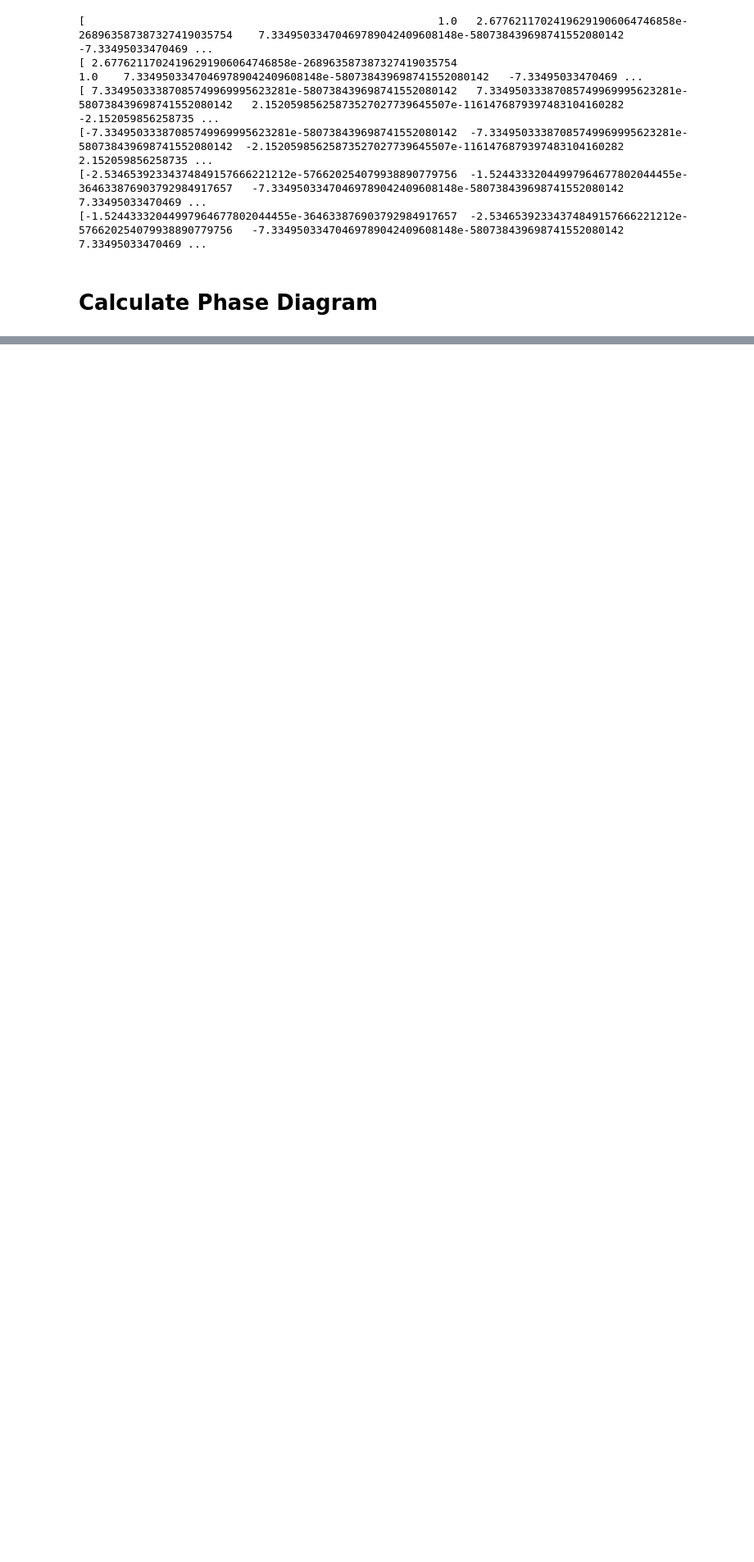
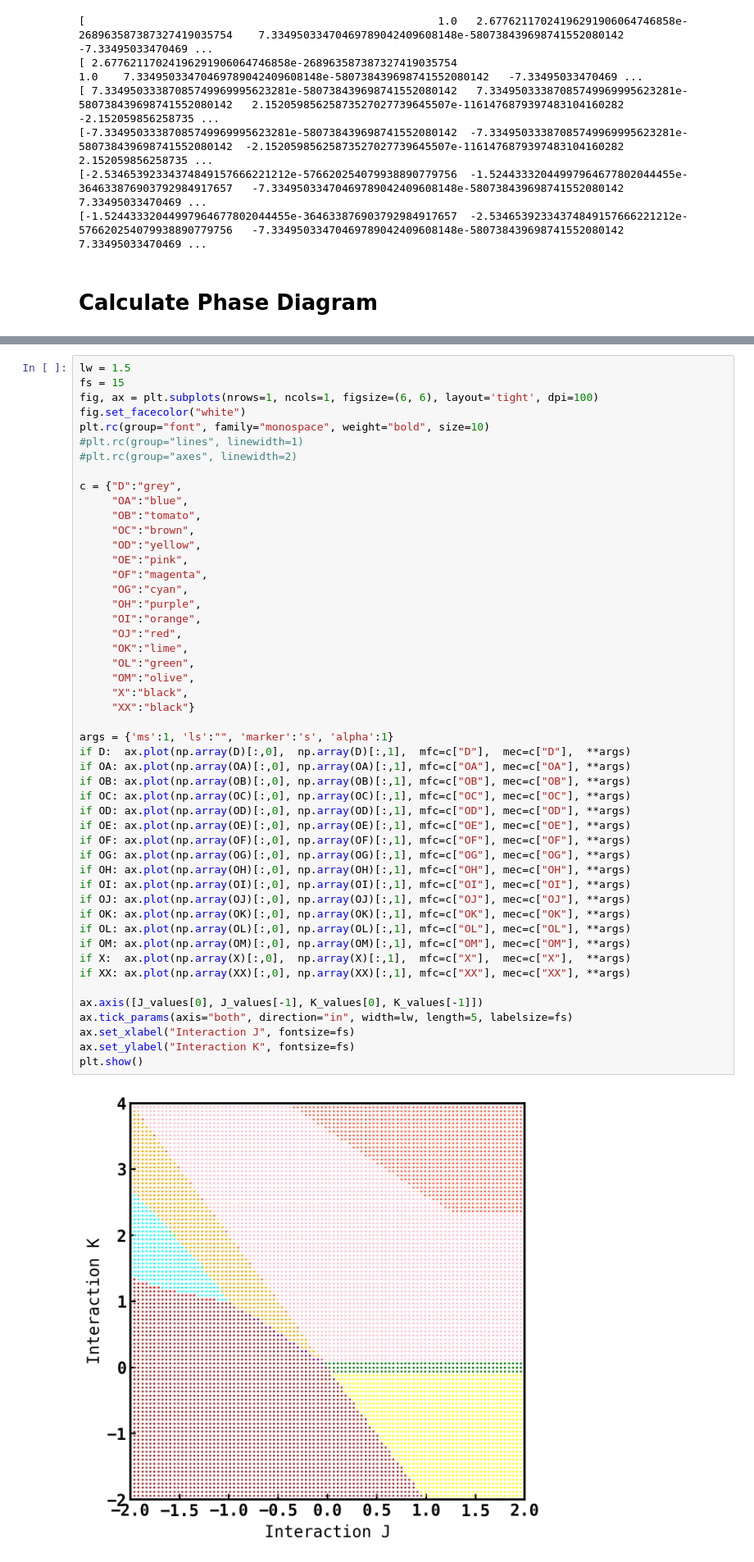
Before and after one commit to erbilcanartun/cubic-spin-systems, a Jupyter notebook: cubic_clock_system.ipynb, the cells around one changed output, grey strips where cells are left out. Shown at 82% size. Cells and saved outputs as stored; diff of their text form; blank space fills up the shorter version.

```diff
--- a/cubic_clock_system.ipynb
+++ b/cubic_clock_system.ipynb
@@ -153,0 +102,51 @@ Wall time: 2min 11s
+# %%
+lw = 1.5
+fs = 15
+fig, ax = plt.subplots(nrows=1, ncols=1, figsize=(6, 6), layout='tight', dpi=100)
+fig.set_facecolor("white")
+plt.rc(group="font", family="monospace", weight="bold", size=10)
+#plt.rc(group="lines", linewidth=1)
+#plt.rc(group="axes", linewidth=2)
+
+c = {"D":"grey",
+     "OA":"blue",
+     "OB":"tomato",
+     "OC":"brown",
+     "OD":"yellow",
+     "OE":"pink",
+     "OF":"magenta",
+     "OG":"cyan",
+     "OH":"purple",
+     "OI":"orange",
+     "OJ":"red",
+     "OK":"lime",
+     "OL":"green",
+     "OM":"olive",
+     "X":"black",
+     "XX":"black"}
+
+args = {'ms':1, 'ls':"", 'marker':'s', 'alpha':1}
+if D:  ax.plot(np.array(D)[:,0],  np.array(D)[:,1],  mfc=c["D"],  mec=c["D"],  **args)
+if OA: ax.plot(np.array(OA)[:,0], np.array(OA)[:,1], mfc=c["OA"], mec=c["OA"], **args)
+if OB: ax.plot(np.array(OB)[:,0], np.array(OB)[:,1], mfc=c["OB"], mec=c["OB"], **args)
+if OC: ax.plot(np.array(OC)[:,0], np.array(OC)[:,1], mfc=c["OC"], mec=c["OC"], **args)
+if OD: ax.plot(np.array(OD)[:,0], np.array(OD)[:,1], mfc=c["OD"], mec=c["OD"], **args)
+if OE: ax.plot(np.array(OE)[:,0], np.array(OE)[:,1], mfc=c["OE"], mec=c["OE"], **args)
+if OF: ax.plot(np.array(OF)[:,0], np.array(OF)[:,1], mfc=c["OF"], mec=c["OF"], **args)
+if OG: ax.plot(np.array(OG)[:,0], np.array(OG)[:,1], mfc=c["OG"], mec=c["OG"], **args)
+if OH: ax.plot(np.array(OH)[:,0], np.array(OH)[:,1], mfc=c["OH"], mec=c["OH"], **args)
+if OI: ax.plot(np.array(OI)[:,0], np.array(OI)[:,1], mfc=c["OI"], mec=c["OI"], **args)
+if OJ: ax.plot(np.array(OJ)[:,0], np.array(OJ)[:,1], mfc=c["OJ"], mec=c["OJ"], **args)
+if OK: ax.plot(np.array(OK)[:,0], np.array(OK)[:,1], mfc=c["OK"], mec=c["OK"], **args)
+if OL: ax.plot(np.array(OL)[:,0], np.array(OL)[:,1], mfc=c["OL"], mec=c["OL"], **args)
+if OM: ax.plot(np.array(OM)[:,0], np.array(OM)[:,1], mfc=c["OM"], mec=c["OM"], **args)
+if X:  ax.plot(np.array(X)[:,0],  np.array(X)[:,1],  mfc=c["X"],  mec=c["X"],  **args)
+if XX: ax.plot(np.array(XX)[:,0], np.array(XX)[:,1], mfc=c["XX"], mec=c["XX"], **args)
+
+ax.axis([J_values[0], J_values[-1], K_values[0], K_values[-1]])
+ax.tick_params(axis="both", direction="in", width=lw, length=5, labelsize=fs)
+ax.set_xlabel("Interaction J", fontsize=fs)
+ax.set_ylabel("Interaction K", fontsize=fs)
+plt.show()
+# %% [output]
+[figure, added]
```
Also changed, not shown: parts of 3 cells of this notebook, 2 other files.
